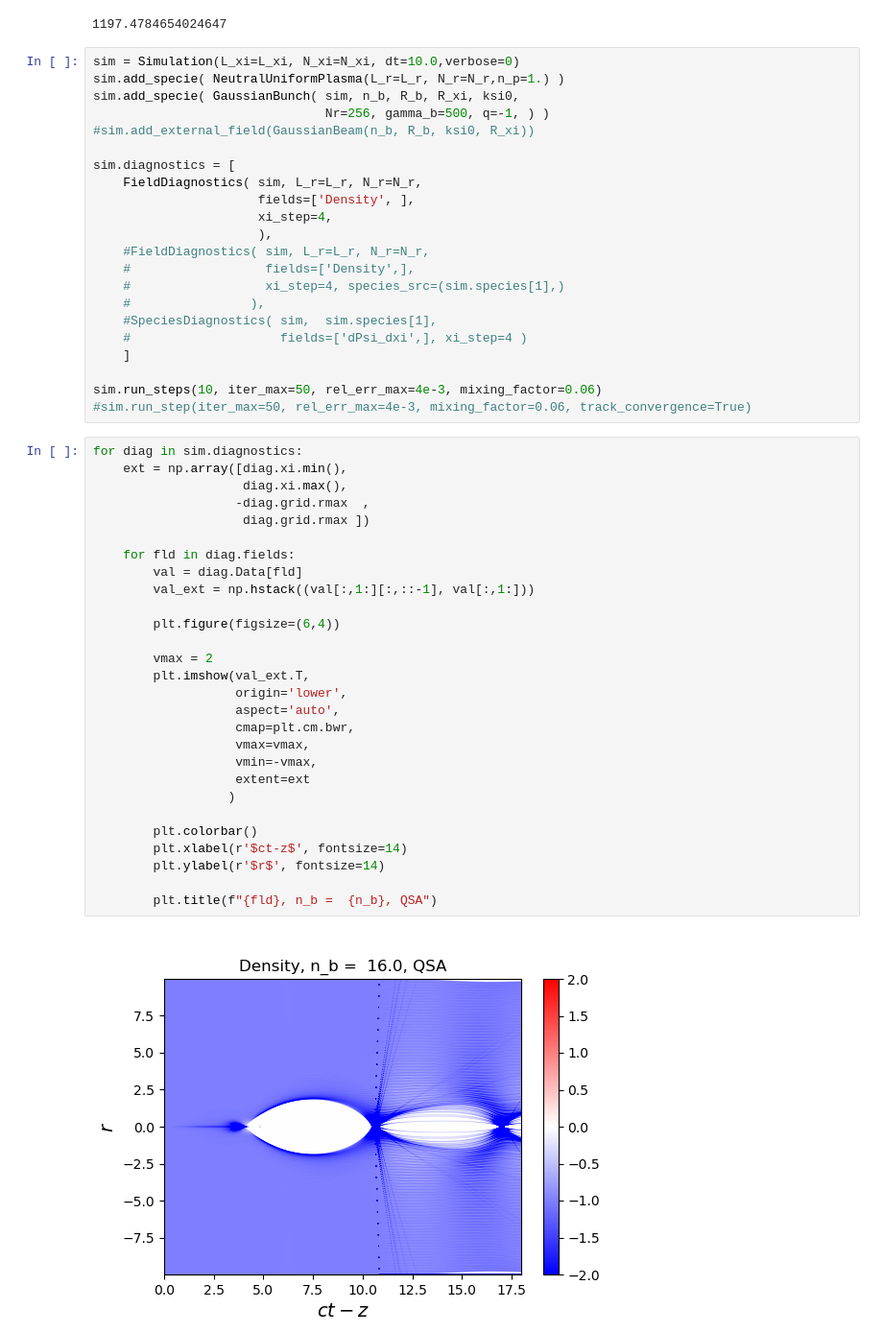
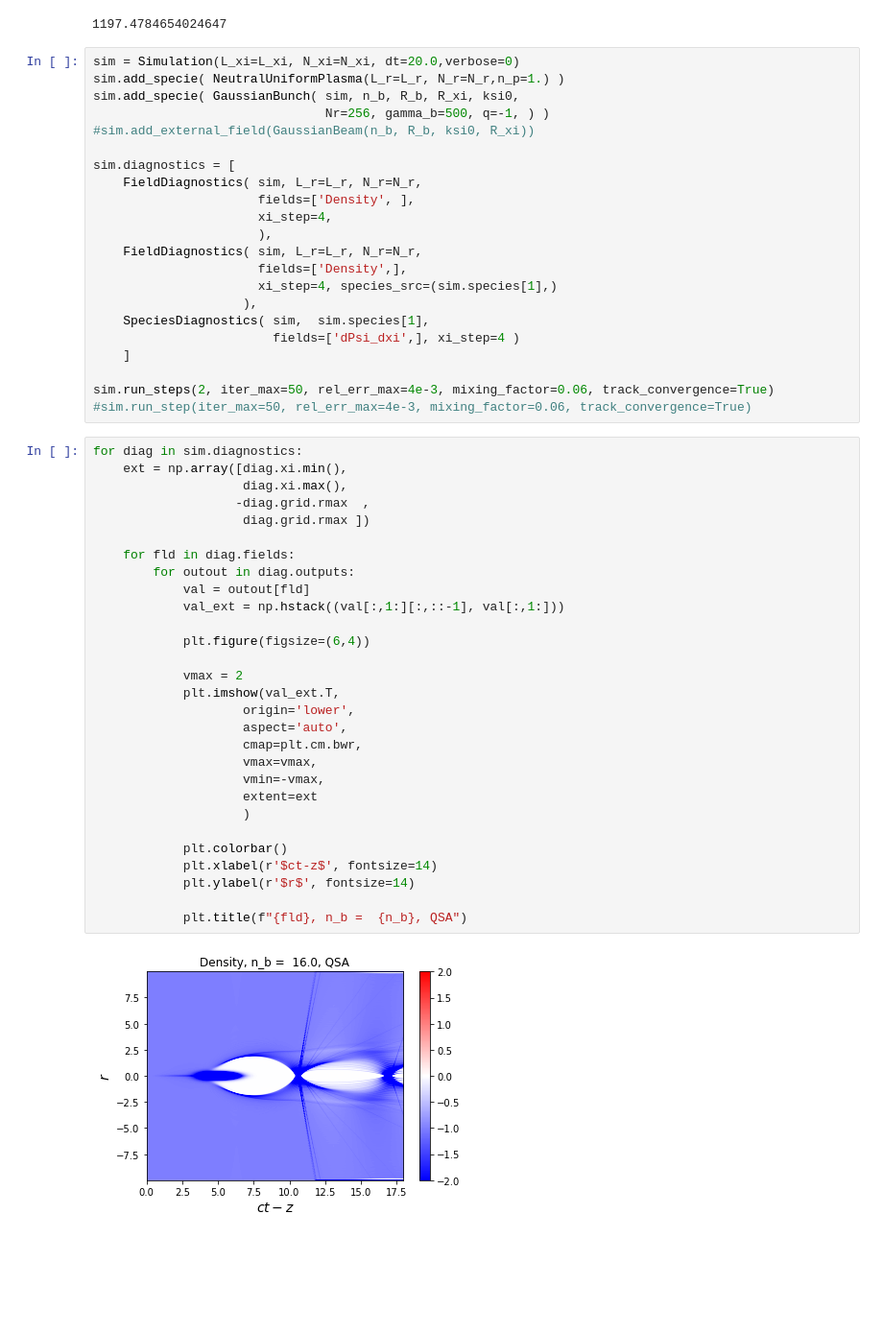
Before and after one commit to viktoriiazakharova/QSA_PWFA, a Jupyter notebook: example/sim_test_quick.ipynb, the cells around one changed output. Shown: that part at 96% size. Drawn from its saved outputs; the diff is of its cells as text; blank space fills up the shorter version.

Commit message:
- bug-fix in Species diagnostics  - example update

```diff
--- a/example/sim_test_quick.ipynb
+++ b/example/sim_test_quick.ipynb
@@ -38,7 +38,7 @@ print(Q_tot)
 # %% [output]
 1197.4784654024647
 # %%
-sim = Simulation(L_xi=L_xi, N_xi=N_xi, dt=10.0,verbose=0)
+sim = Simulation(L_xi=L_xi, N_xi=N_xi, dt=20.0,verbose=0)
 sim.add_specie( NeutralUniformPlasma(L_r=L_r, N_r=N_r,n_p=1.) )
 sim.add_specie( GaussianBunch( sim, n_b, R_b, R_xi, ksi0,
                                Nr=256, gamma_b=500, q=-1, ) )
@@ -49,43 +49,44 @@ sim.diagnostics = [
                       fields=['Density', ],
                       xi_step=4,
                       ),
-    #FieldDiagnostics( sim, L_r=L_r, N_r=N_r,
-    #                  fields=['Density',],
-    #                  xi_step=4, species_src=(sim.species[1],)
-    #                ),
-    #SpeciesDiagnostics( sim,  sim.species[1],
-    #                    fields=['dPsi_dxi',], xi_step=4 )
+    FieldDiagnostics( sim, L_r=L_r, N_r=N_r,
+                      fields=['Density',],
+                      xi_step=4, species_src=(sim.species[1],)
+                    ),
+    SpeciesDiagnostics( sim,  sim.species[1],
+                        fields=['dPsi_dxi',], xi_step=4 )
     ]
 
-sim.run_steps(10, iter_max=50, rel_err_max=4e-3, mixing_factor=0.06)
+sim.run_steps(2, iter_max=50, rel_err_max=4e-3, mixing_factor=0.06, track_convergence=True)
 #sim.run_step(iter_max=50, rel_err_max=4e-3, mixing_factor=0.06, track_convergence=True)
 # %%
 for diag in sim.diagnostics:
     ext = np.array([diag.xi.min(),
                     diag.xi.max(),
                    -diag.grid.rmax  ,
                     diag.grid.rmax ])
 
     for fld in diag.fields:
-        val = diag.Data[fld]
-        val_ext = np.hstack((val[:,1:][:,::-1], val[:,1:]))
+        for outout in diag.outputs:
+            val = outout[fld]
+            val_ext = np.hstack((val[:,1:][:,::-1], val[:,1:]))
 
-        plt.figure(figsize=(6,4))
+            plt.figure(figsize=(6,4))
 
-        vmax = 2
-        plt.imshow(val_ext.T,
-                   origin='lower',
-                   aspect='auto',
-                   cmap=plt.cm.bwr,
-                   vmax=vmax,
-                   vmin=-vmax,
-                   extent=ext
-                  )
+            vmax = 2
+            plt.imshow(val_ext.T,
+                    origin='lower',
+                    aspect='auto',
+                    cmap=plt.cm.bwr,
+                    vmax=vmax,
+                    vmin=-vmax,
+                    extent=ext
+                    )
 
-        plt.colorbar()
-        plt.xlabel(r'$ct-z$', fontsize=14)
-        plt.ylabel(r'$r$', fontsize=14)
+            plt.colorbar()
+            plt.xlabel(r'$ct-z$', fontsize=14)
+            plt.ylabel(r'$r$', fontsize=14)
 
-        plt.title(f"{fld}, n_b =  {n_b}, QSA")
+            plt.title(f"{fld}, n_b =  {n_b}, QSA")
 # %% [output]
-[figure, old version]
+[figure, new version]
```
Also changed, not shown: parts of 5 cells of this notebook, 2 other files.
